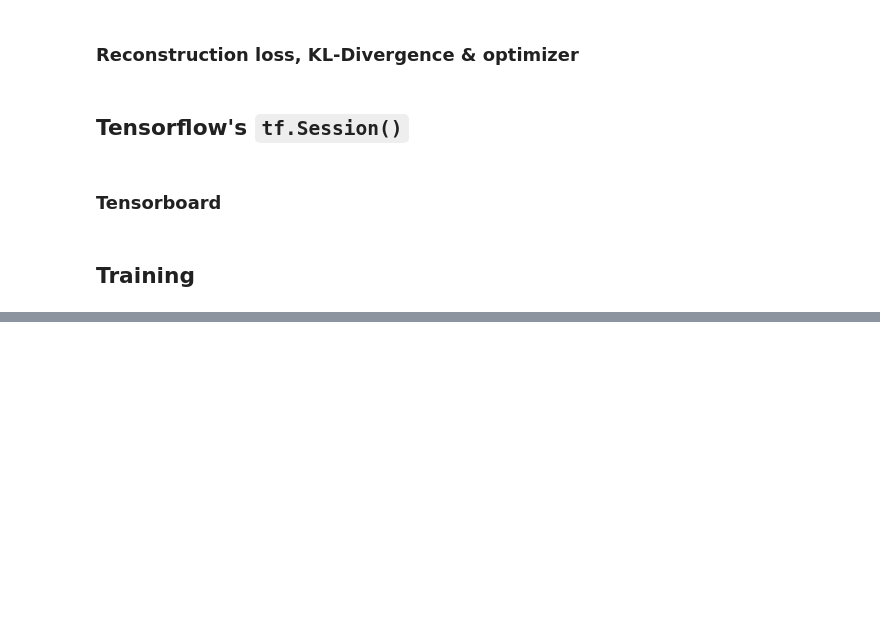
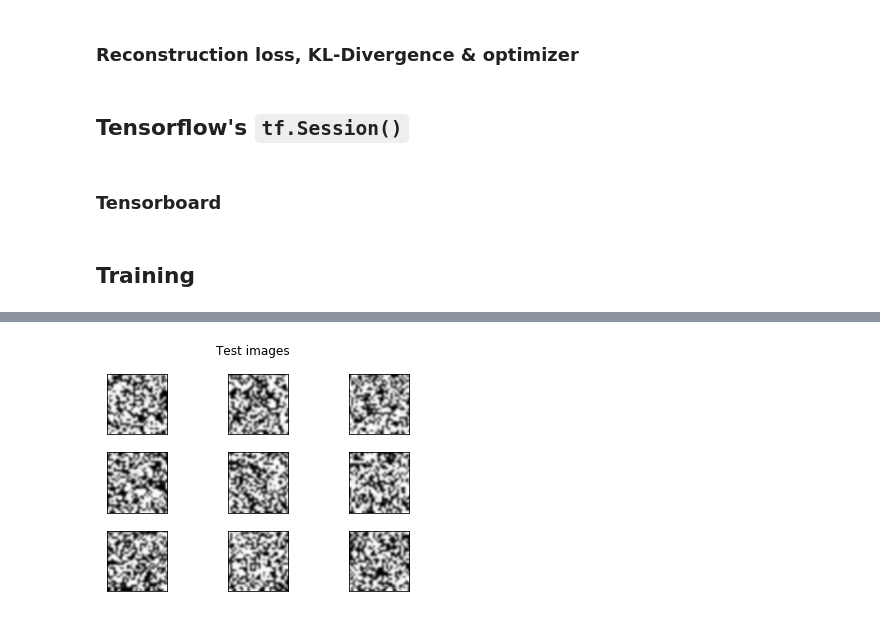
Before and after one commit to victor-iyi/novel-mnist-generator-with-vae, a Jupyter notebook: deep-convolutional-vae.ipynb, the cells around one changed output, grey strips where cells are left out. Drawn from its saved outputs; the diff is of its cells as text; code cells hidden in the pictures; blank space fills up the shorter version.

Commit message:
Training, yay

```diff
--- a/deep-convolutional-vae.ipynb
+++ b/deep-convolutional-vae.ipynb
@@ -49,12 +54,16 @@ def bias(shape, name):
     initial = tf.zeros(shape=[shape])
     return tf.Variable(initial, name=name)
 
+def leakyReLU(X, alpha=0.3):
+    return tf.maximum(X, tf.multiply(X, alpha))
+
 # convolutional block
 def conv(X, W, b):
     layer = tf.nn.conv2d(X, W, strides=[1, 1, 1, 1], padding='SAME')
     layer = layer + b  # add bias
     layer = tf.nn.relu(layer)
     layer = tf.nn.max_pool(layer, ksize=[1, 2, 2, 1], strides=[1, 2, 2, 1], padding='SAME')
+    layer = tf.contrib.layers.batch_norm(layer)
     return layer
 
 # deconvolutional block
@@ -62,10 +71,12 @@ def deconv(X, W, b):
     pass
 
 # fully connected block
-def dense(X, W, b, activation=tf.nn.relu):
+def dense(X, W, b, activation=leakyReLU, batch_norm=False):
     layer = tf.matmul(X, W) + b
     if activation:
         layer = activation(layer)
+    if batch_norm:
+        layer = tf.contrib.layers.batch_norm(layer)
     return layer
 
 # flatten
@@ -104,19 +115,19 @@ def encoder(image):
         # Fully connected 1
         W_fc1 = weight(shape=[feature, fc1_size], name='W_fc1')
         b_fc1 = bias(shape=fc1_size, name='b_fc1')
-        fc1 = dense(flattened, W_fc1, b_fc1)
+        fc1 = dense(flattened, W_fc1, b_fc1, batch_norm=True)
         # Fully connected 2
         W_fc2 = weight(shape=[fc1_size, hidden_dim], name='W_fc2')
         b_fc2 = bias(shape=hidden_dim, name='b_fc2')
-        fc2 = dense(fc1, W_fc2, b_fc2)
+        fc2 = dense(fc1, W_fc2, b_fc2, batch_norm=True)
         # Mean
         W_mean = weight(shape=[hidden_dim, latent_dim], name='W_mean')
         b_mean = bias(shape=latent_dim, name='b_mean')
-        mean = dense(fc2, W_mean, b_mean, activation=None)
+        mean = dense(fc2, W_mean, b_mean, activation=None, batch_norm=True)
         # Stddev
         W_stddev = weight(shape=[hidden_dim, latent_dim], name='W_stddev')
         b_stddev = bias(shape=latent_dim, name='b_stddev')
-        stddev = 0.5 * dense(fc2, W_stddev, b_stddev, activation=None)
+        stddev = 0.5 * dense(fc2, W_stddev, b_stddev, activation=None, batch_norm=True)
         # Random noise
         noise = tf.random_normal(shape=[1, latent_dim])
         encoded = mean + tf.multiply(noise, tf.exp(0.5 * stddev))
@@ -127,11 +138,11 @@ def decoder(encoded):
         # Fully connected 1
         W_fc1 = weight(shape=[latent_dim, hidden_dim], name='W_fc1')
         b_fc1 = bias(shape=hidden_dim, name='b_fc1')
-        fc1 = dense(encoded, W_fc1, b_fc1, activation=tf.nn.tanh)
+        fc1 = dense(encoded, W_fc1, b_fc1, activation=leakyReLU, batch_norm=True)
         # Fully connected 2
         W_fc2 = weight(shape=[hidden_dim, fc1_size], name='W_fc2')
         b_fc2 = bias(shape=fc1_size, name='b_fc2')
-        fc2 = dense(fc1, W_fc2, b_fc2, activation=tf.nn.tanh)
+        fc2 = dense(fc1, W_fc2, b_fc2, activation=leakyReLU, batch_norm=True)
         # Reconstruction
         W_rec = weight(shape=[fc1_size, image_size_flat], name='W_rec')
         b_rec = bias(shape=image_size_flat, name='b_rec')
@@ -148,7 +159,7 @@ decoded = decoder(encoded)
 ### Reconstruction loss, KL-Divergence & optimizer
 # %%
 rec_loss = tf.reduce_sum(tf.squared_difference(decoded, X), reduction_indices=1)
-kl_term = -0.5 * tf.reduce_sum(1 + 2 * stddev - tf.square(mean) - tf.exp(2 * stddev), reduction_indices=1)
+kl_term = -0.5 * tf.reduce_sum(1.0 + 2.0 * stddev - tf.square(mean) - tf.exp(2.0 * stddev), reduction_indices=1)
 loss = tf.reduce_mean(rec_loss + kl_term)
 
 optimizer = tf.train.AdamOptimizer(learning_rate=learning_rate)
@@ -200,5 +211,6 @@ for i in range(iterations):
         random = [np.random.normal(0, 1, latent_dim) for _ in range(12)]
         imgs = sess.run(decoded, feed_dict={encoded: random})
         plot_images(imgs, name='Test images', cmap='Greys', interpolation='bicubic')
-    sys.stdout.write('\rIter: {:,}\tKL-Term: {:.4f}\tRec loss: {:.4f}\tLoss:{:.4f}'.format(
-        i+1, _kl_loss, _rec_loss, _loss))
+    sys.stdout.write('\rIter: {:,}\tKL-Term: {:.4f}\tRec loss: {:.4f}\tLoss:{:.4f}\tTrain time: {}'.format(
+        i+1, np.mean(_kl_loss), np.mean(_rec_loss), _loss, dt.datetime.now() - start_time))
+# %% [output]
@@ -204,0 +218 @@ for i in range(iterations):
+[figure, added]
```
Also changed, not shown: parts of 2 cells of this notebook.
